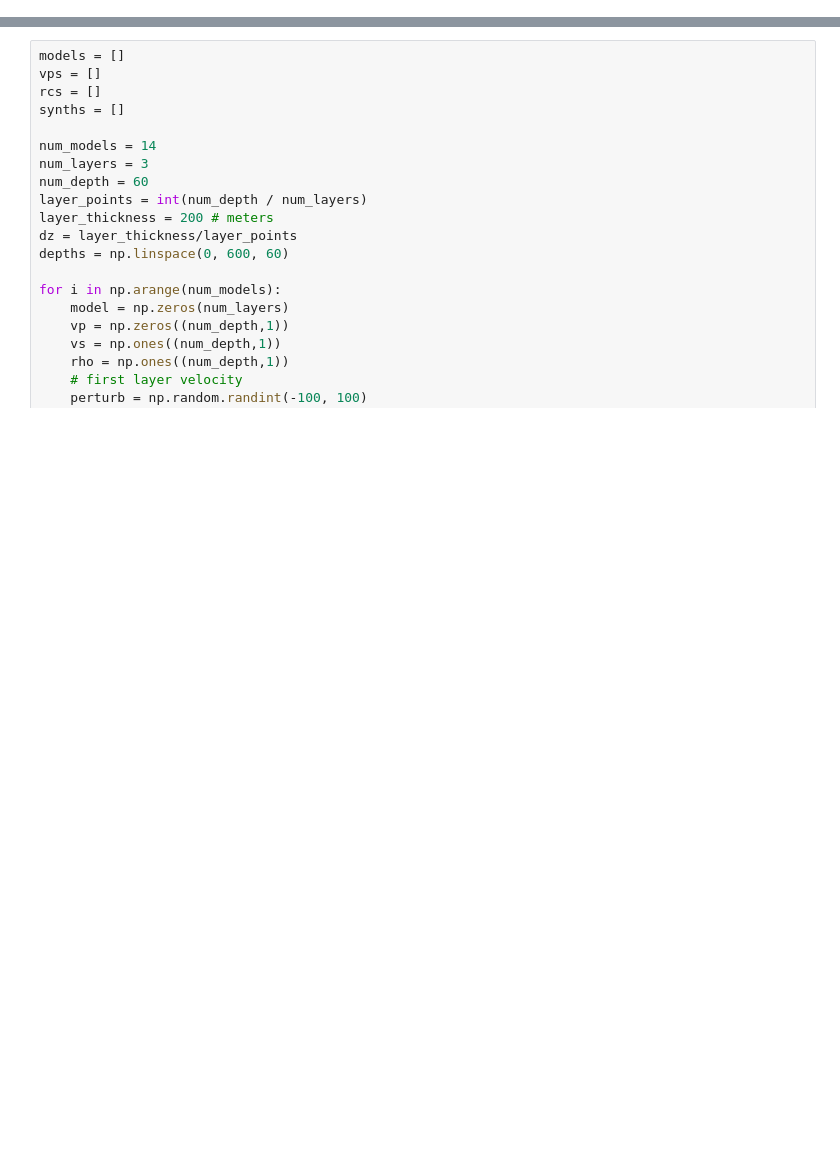
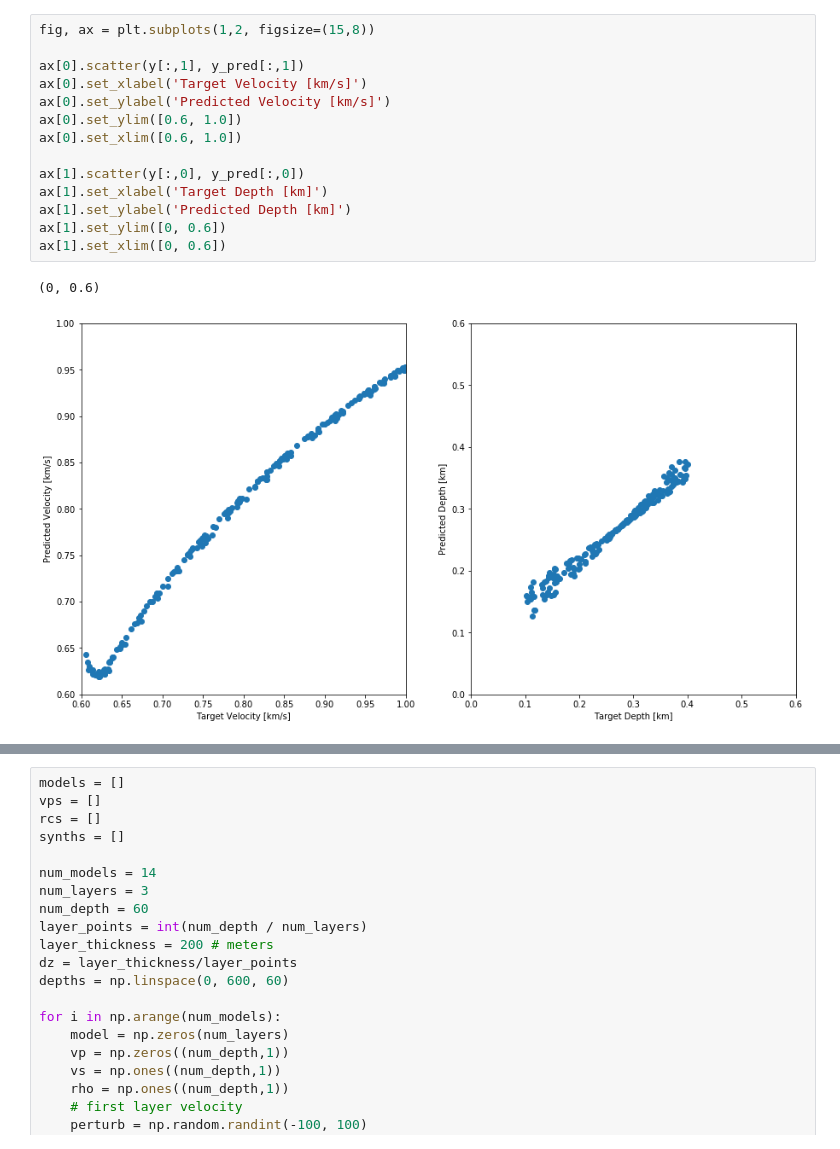
Before and after one commit to seg/repro-zoo-2018, a Jupyter notebook: roth-tarantola-1994/notebooks/Roethe-Tarantola-91.ipynb, the cells around one changed output, grey strips where cells are left out. Drawn from its saved outputs; the diff is of its cells as text; blank space fills up the shorter version.

```diff
--- a/roth-tarantola-1994/notebooks/Roethe-Tarantola-91.ipynb
+++ b/roth-tarantola-1994/notebooks/Roethe-Tarantola-91.ipynb
@@ -13,0 +133,17 @@ from fatiando.vis import mpl
+# %%
+fig, ax = plt.subplots(1,2, figsize=(15,8))
+
+ax[0].scatter(y[:,1], y_pred[:,1])
+ax[0].set_xlabel('Target Velocity [km/s]')
+ax[0].set_ylabel('Predicted Velocity [km/s]')
+ax[0].set_ylim([0.6, 1.0])
+ax[0].set_xlim([0.6, 1.0])
+
+ax[1].scatter(y[:,0], y_pred[:,0])
+ax[1].set_xlabel('Target Depth [km]')
+ax[1].set_ylabel('Predicted Depth [km]')
+ax[1].set_ylim([0, 0.6])
+ax[1].set_xlim([0, 0.6])
+# %% [output]
+(0, 0.6)
+[figure, added]
```
Also changed, not shown: parts of 39 cells of this notebook.
